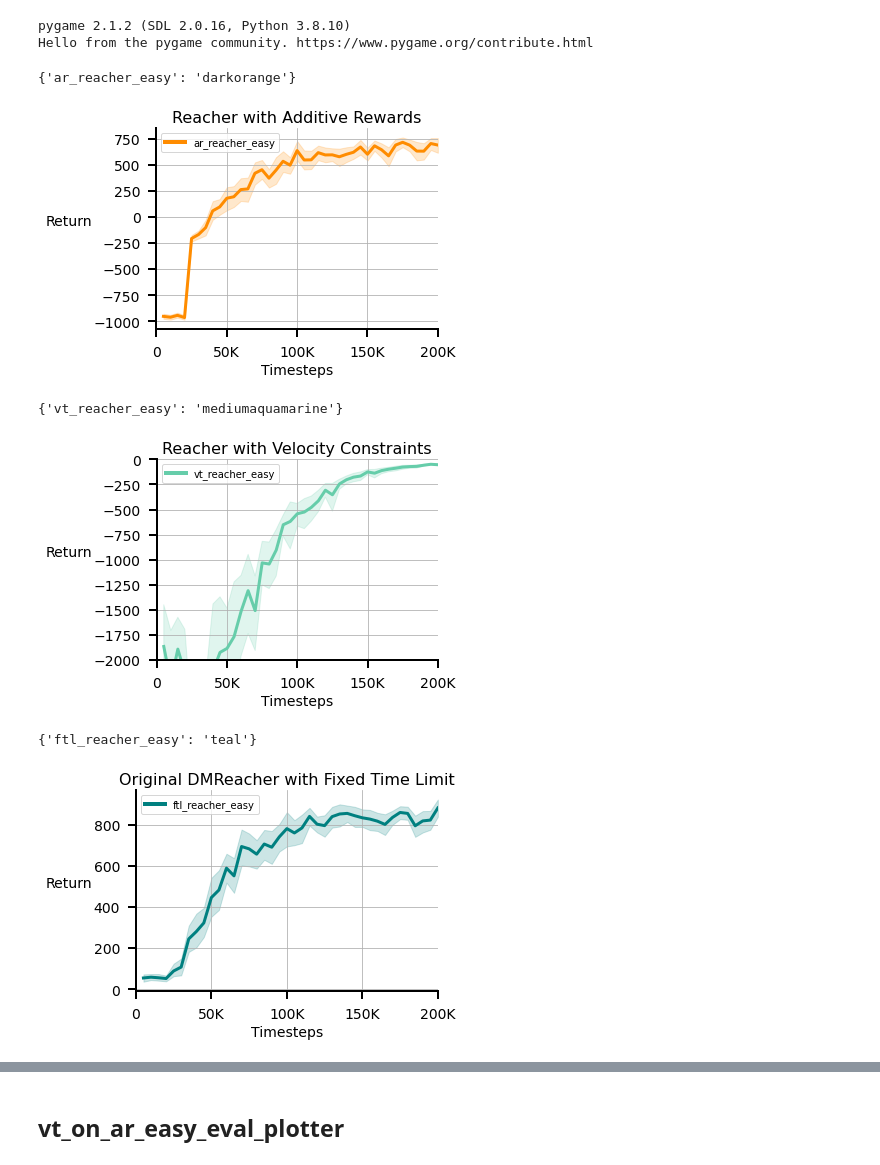
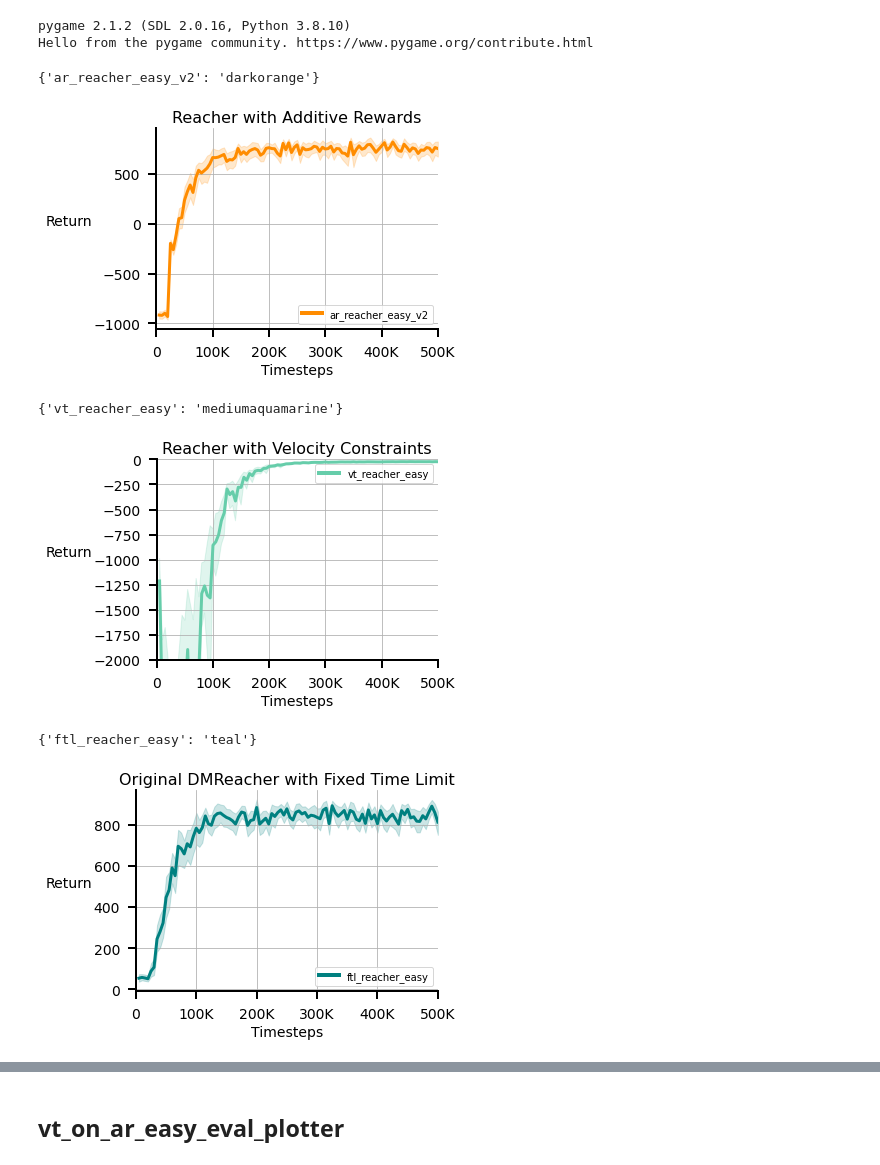
Before and after one commit to gauthamvasan/rl_suite, a Jupyter notebook: rl_suite/plot/reward_comparisons_plot.ipynb, the cells around one changed output, grey strips where cells are left out. Cells and saved outputs as stored; diff of their text form; code cells hidden in the pictures.

Commit message:
Plotting updates

```diff
--- a/rl_suite/plot/reward_comparisons_plot.ipynb
+++ b/rl_suite/plot/reward_comparisons_plot.ipynb
@@ -159,7 +159,7 @@ def smoothed_curve(returns, ep_lens, x_tick=5000, window_len=5000):
     return np.array(rets), np.array(x)
 
 
-def plotter(basepath, color_palette, title, ylim=None):
+def plotter(basepath, color_palette, title, ylim=None, legend_loc="best"):
     setsizes()
     setaxes()
     df = pd.DataFrame(columns=["step", "avg_ret", "seed", "timeout"])
@@ -183,7 +183,7 @@ def plotter(basepath, color_palette, title, ylim=None):
     # for env in envs:
     # plt.figure()
     plt_formatter()
-    plt.xlim(0, 200000)
+    plt.xlim(0, 500000)
     if ylim is not None:
         plt.ylim(ylim)
     # sns.lineplot(x="step", y='avg_ret', data=df[df['env']==env], hue='env', palette=color_palette)
@@ -192,7 +192,7 @@ def plotter(basepath, color_palette, title, ylim=None):
     set_labels(title, labelpad=25)
 
     # plt.legend(handles=legend_elements, loc='lower right')
-    plt.legend(handles=legend_elements, loc='best')
+    plt.legend(handles=legend_elements, loc=legend_loc)
     plt.tight_layout()
     plt.locator_params(axis='x', nbins=8)
     plt.savefig(title+'.pdf', dpi=200)
@@ -201,31 +201,32 @@ def plotter(basepath, color_palette, title, ylim=None):
 # %%
 # Plot returns from numpy txt files with returns and episode lengths
 
-basepath = "/home/vasan/src/rl_suite/rl_suite/misc/results"
+basepath = "/home/vasan/scratch/tro_paper/rupam_eval"
 color_palette = {
-    "ar_reacher_easy": "darkorange",
+    "ar_reacher_easy_v2": "darkorange",
     # "ar_reacher_hard": "royalblue",
 }
-plotter(basepath, color_palette, "Reacher with Additive Rewards")
+plotter(basepath, color_palette, "Reacher with Additive Rewards", legend_loc="lower right")
 
 ###
 color_palette = {
     "vt_reacher_easy": "mediumaquamarine",
     # "vt_reacher_hard": "darkmagenta",
 }
 plotter(basepath, color_palette, "Reacher with Velocity Constraints", ylim=[-2000, 0])
 
 ###
+basepath = "/home/vasan/scratch/tro_paper/rupam_eval"
 color_palette = {
     "ftl_reacher_easy": "teal",
     # "ftl_reacher_hard": "deeppink",
 }
 plotter(basepath, color_palette, "Original DMReacher with Fixed Time Limit")
 # %% [output]
-{'ar_reacher_easy': 'darkorange'}
+{'ar_reacher_easy_v2': 'darkorange'}
-[figure, old version]
+[figure, new version]
 {'vt_reacher_easy': 'mediumaquamarine'}
-[figure, old version]
+[figure, new version]
 {'ftl_reacher_easy': 'teal'}
-[figure, old version]
+[figure, new version]
 # %%
```
Also changed, not shown: parts of 9 cells of this notebook, 1 other file.
